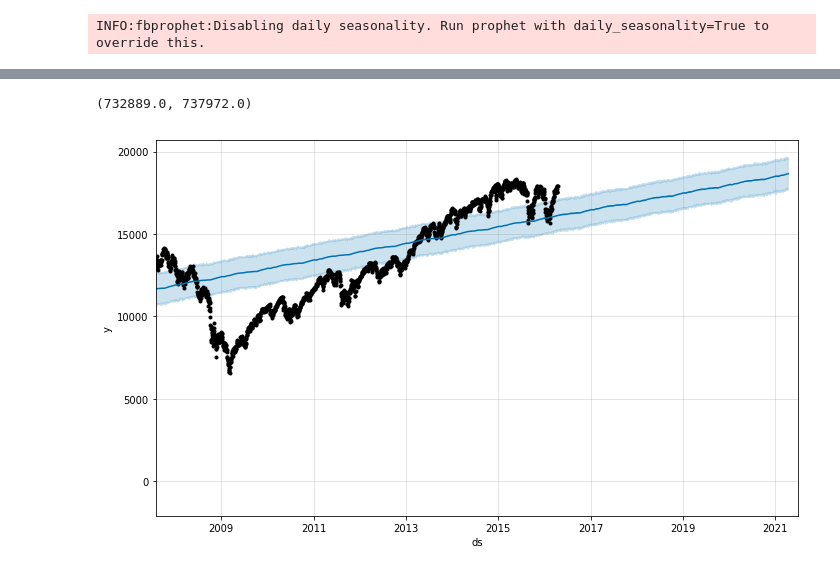
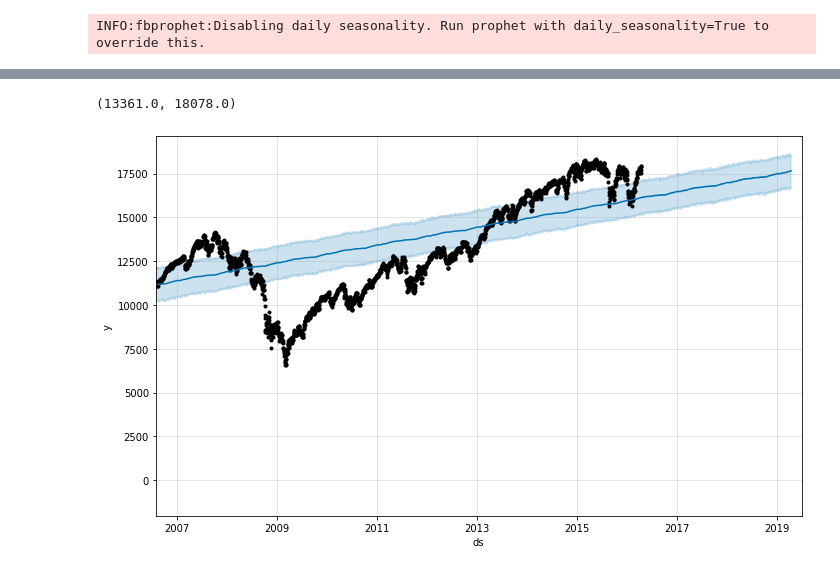
Before and after one commit to DecodedCo/quandl-python-demo, a Jupyter notebook: quandl-api-demo-prophet-complete.ipynb, the cells around one changed output, grey strips where cells are left out. Drawn from its saved outputs; the diff is of its cells as text; code cells hidden in the pictures.

Commit message:
Annotate and clean up complete prophet demo

```diff
--- a/quandl-api-demo-prophet-complete.ipynb
+++ b/quandl-api-demo-prophet-complete.ipynb
@@ -59,0 +54,11 @@ plt.ylim(6000,15000)
+# %%
+# Overlay exponentially weighted functions
+data["50 day EWM"] = data["DJIA"].ewm(span=50).mean()
+data["200 day EWM"] = data["DJIA"].ewm(span=200).mean()
+data.plot(figsize=(10,7.5), ylabel = "value")
+
+# Restrict view
+start_date = datetime.date(2006, 8, 1)
+end_date = datetime.date(2016, 7, 1)
+plt.xlim([start_date, end_date])
+plt.ylim(0,25000)
@@ -59,0 +73,4 @@ plt.ylim(6000,15000)
+# %%
+# Create subset
+data_sub = data["2016-01-01":]
+data_sub
@@ -60,4 +92,4 @@ plt.ylim(6000,15000)
 # %%
 # Get the data in the format that fbprophet wants it
-data_forecast = data.reset_index()
-data_forecast = data_forecast.rename(columns={"Date": "ds", "Value": "y"})
+data_forecast = data_sub.reset_index()
+data_forecast = data_forecast[["Date", "DJIA"]].rename(columns={"Date": "ds", "DJIA": "y"})
@@ -64,8 +110,8 @@ data_forecast = data_forecast.rename(columns={"Date": "ds", "Value": "y"})
 # %%
-from fbprophet import Prophet
+# Fit Prophet model
 m = Prophet()
 m.fit(data_forecast)
-future = m.make_future_dataframe(periods=int(5*365))
+future = m.make_future_dataframe(periods=int(3*365))
 forecast = m.predict(future)
 # %% [output]
 INFO:fbprophet:Disabling daily seasonality. Run prophet with daily_seasonality=True to override this.
@@ -93,6 +135,7 @@ forecast
 # %%
+# Plot forecast
 m.plot(forecast)
-plt.xlim([datetime.date(2007, 8, 1), datetime.date(2021, 7, 1)])
+plt.xlim([datetime.date(2006, 8, 1), datetime.date(2019, 7, 1)])
 # %% [output]
-(732889.0, 737972.0)
+(13361.0, 18078.0)
-[figure, old version]
+[figure, new version]
```
Also changed, not shown: parts of 21 cells of this notebook.
